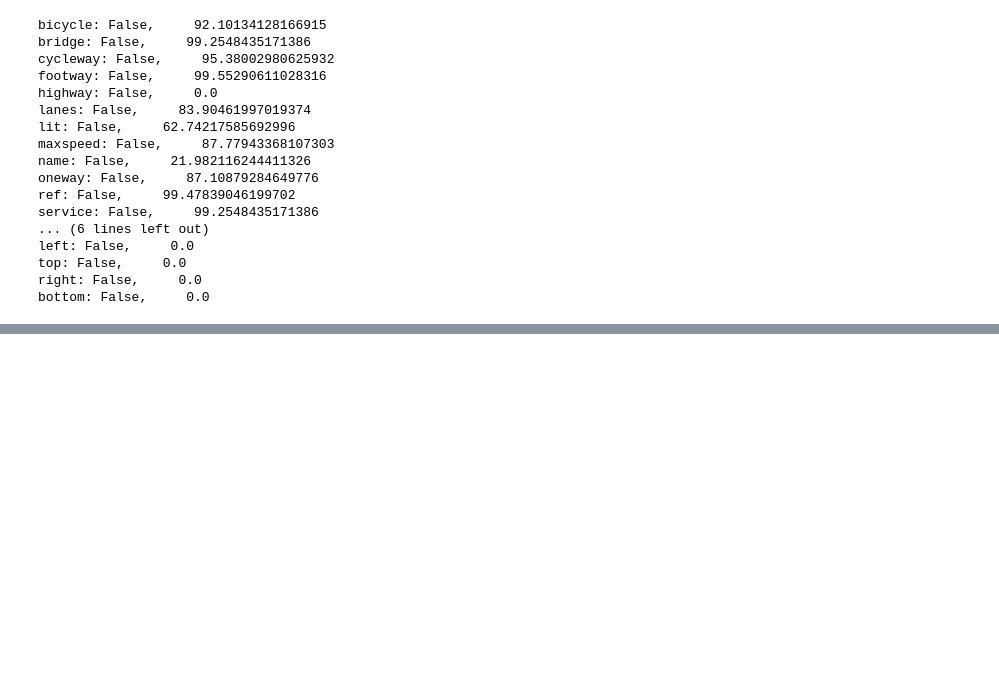
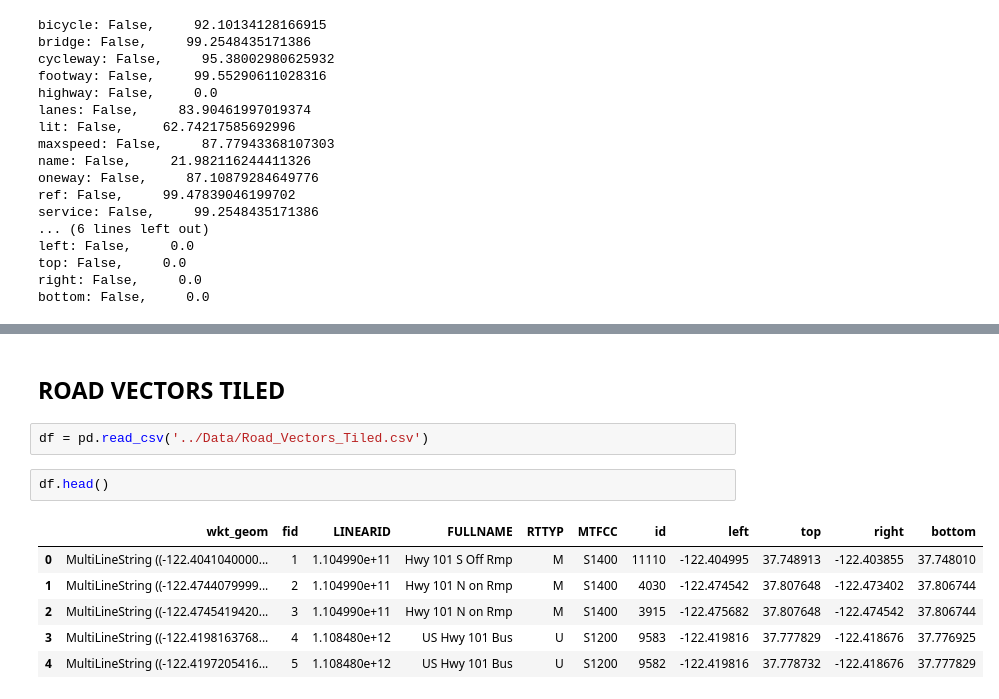
Before and after one commit to arisanguyen/210_Capstone_Aditya_Arisa_Noriel, a Jupyter notebook: EDA_notebooks/split_highways_agg.ipynb, the cells around one changed output, grey strips where cells are left out. Drawn from its saved outputs; the diff is of its cells as text; blank space fills up the shorter version.

```diff
--- a/EDA_notebooks/split_highways_agg.ipynb
+++ b/EDA_notebooks/split_highways_agg.ipynb
@@ -99,0 +161,13 @@ bottom: False,     0.0
+# %% [markdown]
+## ROAD VECTORS TILED
+# %%
+df = pd.read_csv('../Data/Road_Vectors_Tiled.csv')
+# %%
+df.head()
+# %% [output]
+|  | wkt_geom | fid | LINEARID | FULLNAME | RTTYP | MTFCC | id | left | top | right | bottom |
+| 0 | MultiLineString ((-122.4041040000... | 1 | 1.104990e+11 | Hwy 101 S Off Rmp | M | S1400 | 11110 | -122.404995 | 37.748913 | -122.403855 | 37.748010 |
+| 1 | MultiLineString ((-122.4744079999... | 2 | 1.104990e+11 | Hwy 101 N on Rmp | M | S1400 | 4030 | -122.474542 | 37.807648 | -122.473402 | 37.806744 |
+| 2 | MultiLineString ((-122.4745419420... | 3 | 1.104990e+11 | Hwy 101 N on Rmp | M | S1400 | 3915 | -122.475682 | 37.807648 | -122.474542 | 37.806744 |
+| 3 | MultiLineString ((-122.4198163768... | 4 | 1.108480e+12 | US Hwy 101 Bus | U | S1200 | 9583 | -122.419816 | 37.777829 | -122.418676 | 37.776925 |
+| 4 | MultiLineString ((-122.4197205416... | 5 | 1.108480e+12 | US Hwy 101 Bus | U | S1200 | 9582 | -122.419816 | 37.778732 | -122.418676 | 37.777829 |
```
Also changed, not shown: parts of 8 cells of this notebook.
